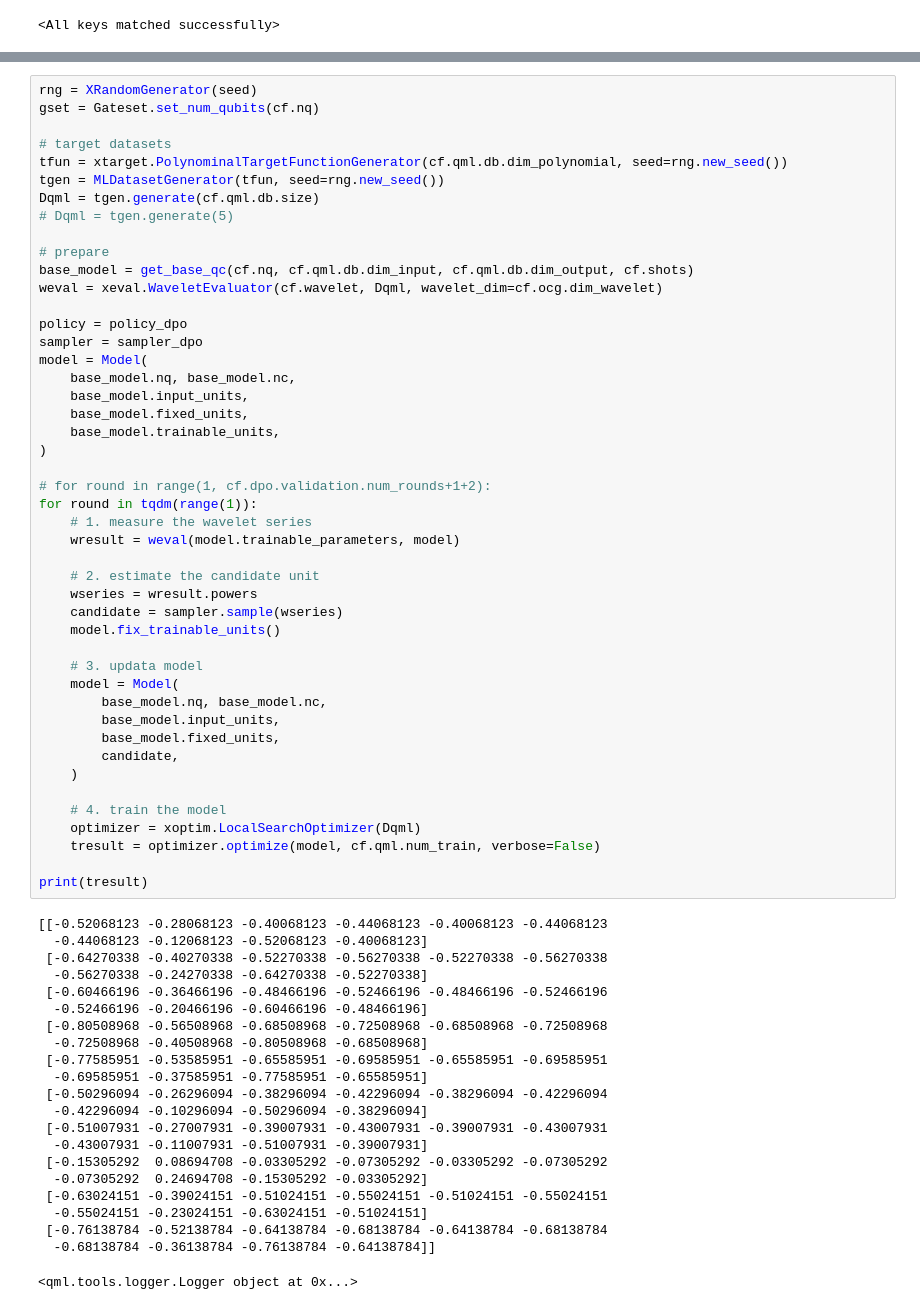
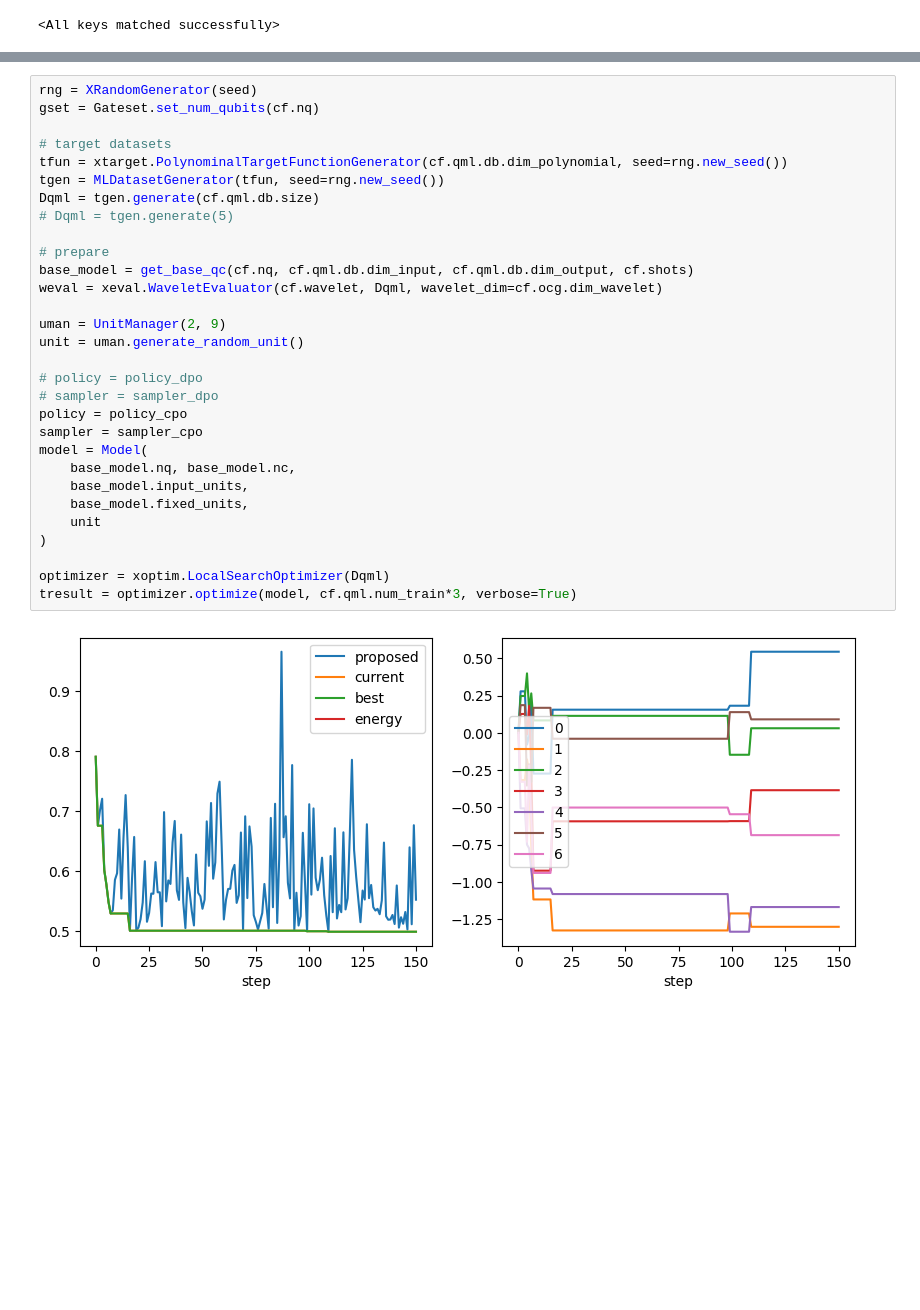
Before and after one commit to loutrebleu/qml, a Jupyter notebook: note/experiments/25.04.14-apres-train-validation.ipynb, the cells around one changed output, grey strips where cells are left out. Saved outputs shown, nothing was run; the diff lists cells and outputs as text; blank space fills up the shorter version.

```diff
--- a/note/experiments/25.04.14-apres-train-validation.ipynb
+++ b/note/experiments/25.04.14-apres-train-validation.ipynb
@@ -54,68 +222,32 @@ policy_cpo.load_state_dict(torch.load(online_cpo_weight_filepath))
 # %%
 rng = XRandomGenerator(seed)
 gset = Gateset.set_num_qubits(cf.nq)
 
 # target datasets
 tfun = xtarget.PolynominalTargetFunctionGenerator(cf.qml.db.dim_polynomial, seed=rng.new_seed())
 tgen = MLDatasetGenerator(tfun, seed=rng.new_seed())
 Dqml = tgen.generate(cf.qml.db.size)
 # Dqml = tgen.generate(5)
 
 # prepare
 base_model = get_base_qc(cf.nq, cf.qml.db.dim_input, cf.qml.db.dim_output, cf.shots)
 weval = xeval.WaveletEvaluator(cf.wavelet, Dqml, wavelet_dim=cf.ocg.dim_wavelet)
 
-policy = policy_dpo
-sampler = sampler_dpo
+uman = UnitManager(2, 9)
+unit = uman.generate_random_unit()
+
+# policy = policy_dpo
+# sampler = sampler_dpo
+policy = policy_cpo
+sampler = sampler_cpo
 model = Model(
     base_model.nq, base_model.nc,
     base_model.input_units,
     base_model.fixed_units,
-    base_model.trainable_units,
+    unit
 )
 
-# for round in range(1, cf.dpo.validation.num_rounds+1+2):
-for round in tqdm(range(1)):
-    # 1. measure the wavelet series
-    wresult = weval(model.trainable_parameters, model)
-
-    # 2. estimate the candidate unit
-    wseries = wresult.powers
-    candidate = sampler.sample(wseries)
-    model.fix_trainable_units()
-
-    # 3. updata model
-    model = Model(
-        base_model.nq, base_model.nc,
-        base_model.input_units,
-        base_model.fixed_units,
-        candidate,
-    )
-
-    # 4. train the model
-    optimizer = xoptim.LocalSearchOptimizer(Dqml)
-    tresult = optimizer.optimize(model, cf.qml.num_train, verbose=False)
-
-print(tresult)
+optimizer = xoptim.LocalSearchOptimizer(Dqml)
+tresult = optimizer.optimize(model, cf.qml.num_train*3, verbose=True)
 # %% [output]
-[[-0.52068123 -0.28068123 -0.40068123 -0.44068123 -0.40068123 -0.44068123
-  -0.44068123 -0.12068123 -0.52068123 -0.40068123]
- [-0.64270338 -0.40270338 -0.52270338 -0.56270338 -0.52270338 -0.56270338
-  -0.56270338 -0.24270338 -0.64270338 -0.52270338]
- [-0.60466196 -0.36466196 -0.48466196 -0.52466196 -0.48466196 -0.52466196
-  -0.52466196 -0.20466196 -0.60466196 -0.48466196]
- [-0.80508968 -0.56508968 -0.68508968 -0.72508968 -0.68508968 -0.72508968
-  -0.72508968 -0.40508968 -0.80508968 -0.68508968]
- [-0.77585951 -0.53585951 -0.65585951 -0.69585951 -0.65585951 -0.69585951
-  -0.69585951 -0.37585951 -0.77585951 -0.65585951]
- [-0.50296094 -0.26296094 -0.38296094 -0.42296094 -0.38296094 -0.42296094
-  -0.42296094 -0.10296094 -0.50296094 -0.38296094]
- [-0.51007931 -0.27007931 -0.39007931 -0.43007931 -0.39007931 -0.43007931
-  -0.43007931 -0.11007931 -0.51007931 -0.39007931]
- [-0.15305292  0.08694708 -0.03305292 -0.07305292 -0.03305292 -0.07305292
-  -0.07305292  0.24694708 -0.15305292 -0.03305292]
- [-0.63024151 -0.39024151 -0.51024151 -0.55024151 -0.51024151 -0.55024151
-  -0.55024151 -0.23024151 -0.63024151 -0.51024151]
- [-0.76138784 -0.52138784 -0.64138784 -0.68138784 -0.64138784 -0.68138784
-  -0.68138784 -0.36138784 -0.76138784 -0.64138784]]
-<qml.tools.logger.Logger object at 0x...>
+[figure, added]
```
Also changed, not shown: parts of 11 cells of this notebook, 32 other files.
